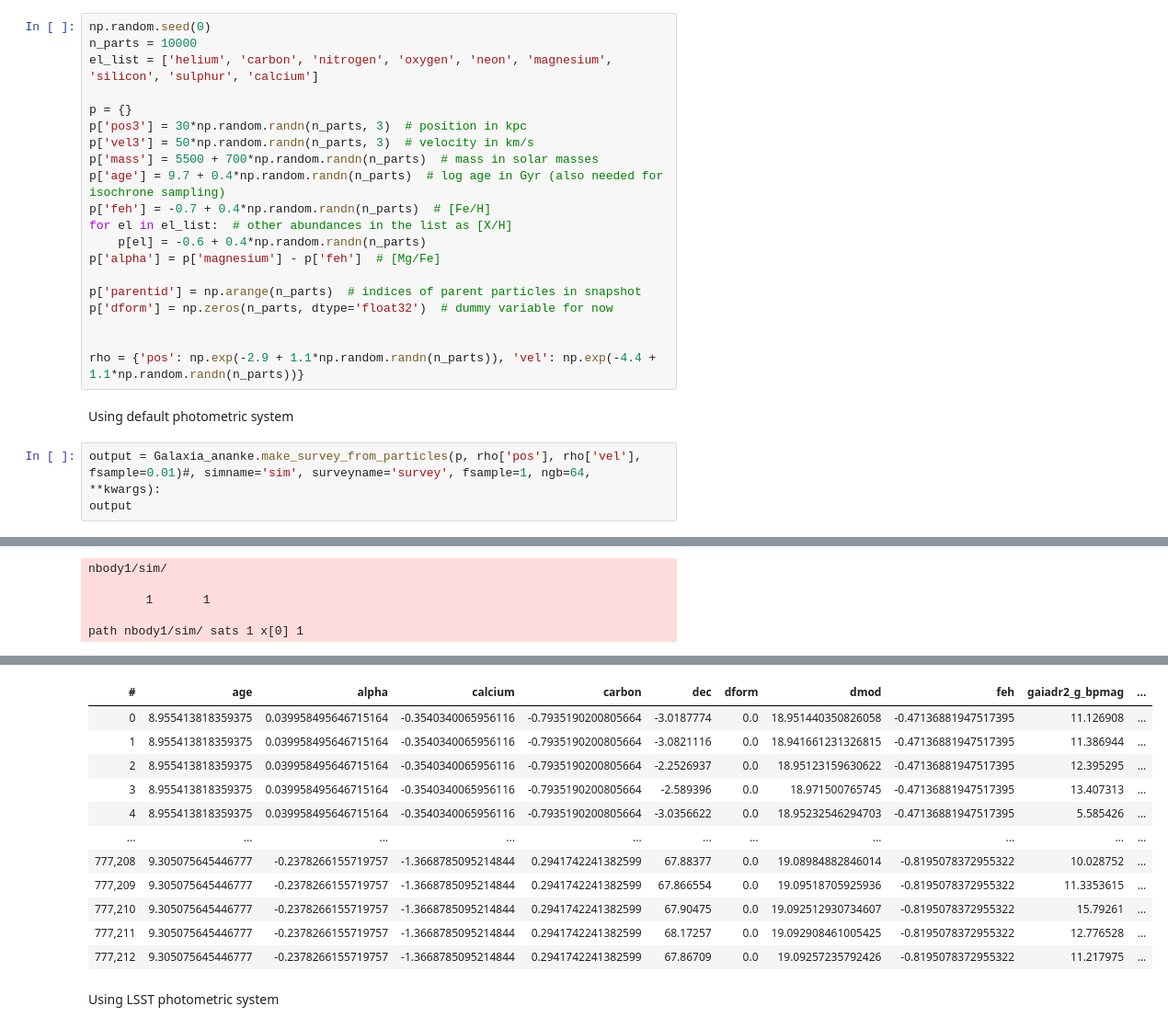
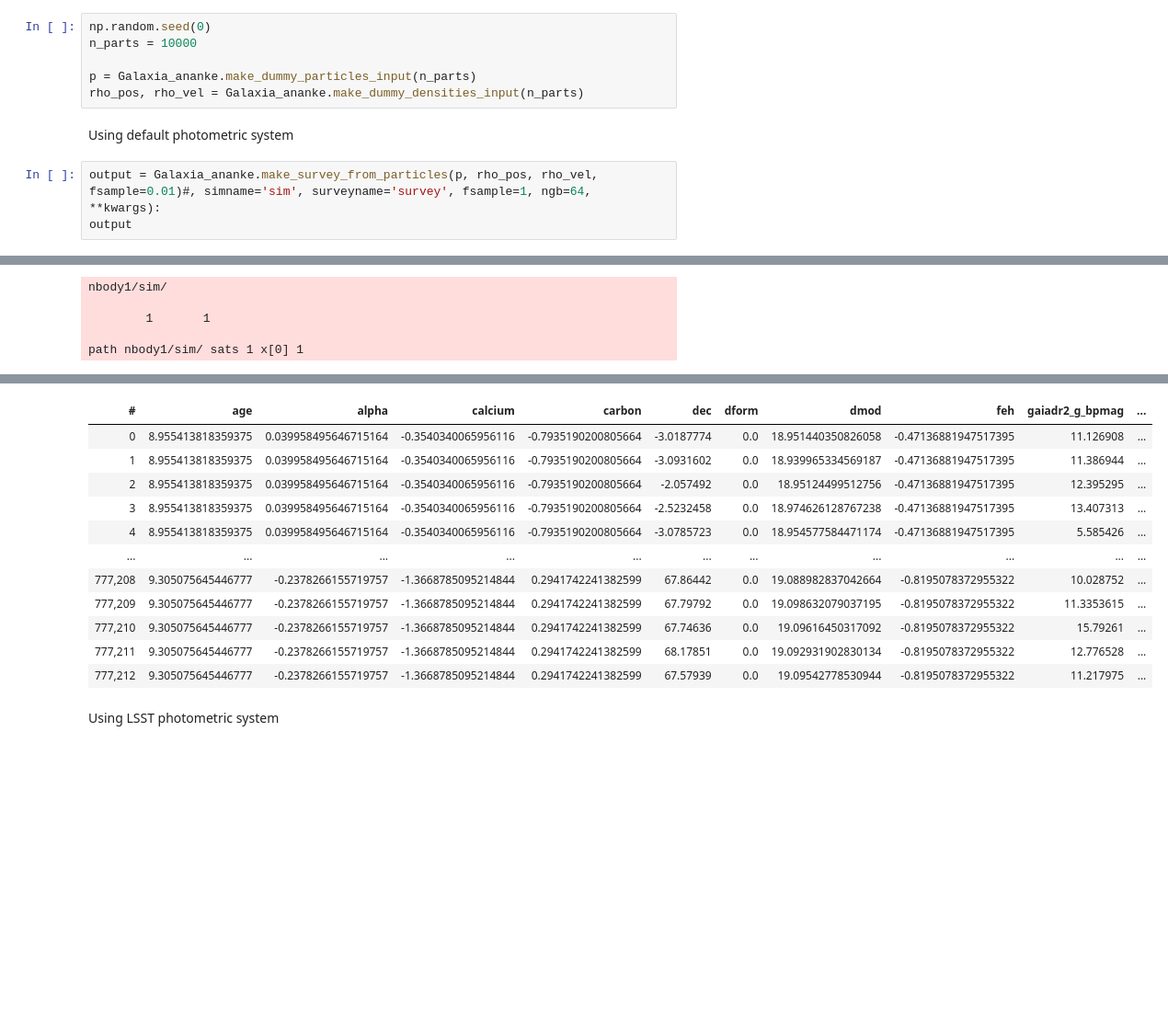
Before and after one commit to athob/py-Galaxia-ananke, a Jupyter notebook: jupyter/testing_Galaxia.ipynb, the cells around one changed output, grey strips where cells are left out. Shown at 92% size. Cells and saved outputs as stored; diff of their text form; blank space fills up the shorter version.

```diff
--- a/jupyter/testing_Galaxia.ipynb
+++ b/jupyter/testing_Galaxia.ipynb
@@ -7,27 +7,13 @@ Galaxia_ananke.__version__
 # %%
 np.random.seed(0)
 n_parts = 10000
-el_list = ['helium', 'carbon', 'nitrogen', 'oxygen', 'neon', 'magnesium', 'silicon', 'sulphur', 'calcium']
 
-p = {}
-p['pos3'] = 30*np.random.randn(n_parts, 3)  # position in kpc
-p['vel3'] = 50*np.random.randn(n_parts, 3)  # velocity in km/s
-p['mass'] = 5500 + 700*np.random.randn(n_parts)  # mass in solar masses
-p['age'] = 9.7 + 0.4*np.random.randn(n_parts)  # log age in Gyr (also needed for isochrone sampling)
-p['feh'] = -0.7 + 0.4*np.random.randn(n_parts)  # [Fe/H]
-for el in el_list:  # other abundances in the list as [X/H]
-    p[el] = -0.6 + 0.4*np.random.randn(n_parts)
-p['alpha'] = p['magnesium'] - p['feh']  # [Mg/Fe]
-
-p['parentid'] = np.arange(n_parts)  # indices of parent particles in snapshot
-p['dform'] = np.zeros(n_parts, dtype='float32')  # dummy variable for now
-
-
-rho = {'pos': np.exp(-2.9 + 1.1*np.random.randn(n_parts)), 'vel': np.exp(-4.4 + 1.1*np.random.randn(n_parts))}
+p = Galaxia_ananke.make_dummy_particles_input(n_parts)
+rho_pos, rho_vel = Galaxia_ananke.make_dummy_densities_input(n_parts)
 # %% [markdown]
 Using default photometric system
 # %%
-output = Galaxia_ananke.make_survey_from_particles(p, rho['pos'], rho['vel'], fsample=0.01)#, simname='sim', surveyname='survey', fsample=1, ngb=64, **kwargs):
+output = Galaxia_ananke.make_survey_from_particles(p, rho_pos, rho_vel, fsample=0.01)#, simname='sim', surveyname='survey', fsample=1, ngb=64, **kwargs):
 output
 # %% [output]
 /home/athob/miniconda3/envs/main/.cache/Galaxia_ananke/bin/galaxia -r --hdim=6 --nfile=sim /home/athob/Software/repos/py-ananke/py-Galaxia-ananke/jupyter/survey_params
@@ -57,30 +43,30 @@ Time Isochrone Reading              1.86502
 ------------------------------
 nbody1/sim/sim.ebf  Sat No=0
 Particles=10000
 Satellite Info
 Particles=10000 Mass=5.49088e+07 0.379706
 Total Stars=780476 accepted=777213 rejected=3263
 -----------Done---------------
 Total stars written                 777213
 30
 File written-                       /home/athob/Software/repos/py-ananke/py-Galaxia-ananke/jupyter/survey.sim.ebf
 ... (15 lines left out)
 Exported the following quantities to /home/athob/Software/repos/py-ananke/py-Galaxia-ananke/jupyter/survey.sim.h5
 ['pi']
 Overwritten the following quantities to /home/athob/Software/repos/py-ananke/py-Galaxia-ananke/jupyter/survey.sim.h5
 ('grav', 'lum')
 | # | age | alpha | calcium | carbon | dec | dform | dmod | feh | gaiadr2_g_bpmag | ... |
 | 0 | 8.955413818359375 | 0.039958495646715164 | -0.3540340065956116 | -0.7935190200805664 | -3.0187774 | 0.0 | 18.951440350826058 | -0.47136881947517395 | 11.126908 | ... |
-| 1 | 8.955413818359375 | 0.039958495646715164 | -0.3540340065956116 | -0.7935190200805664 | -3.0821116 | 0.0 | 18.941661231326815 | -0.47136881947517395 | 11.386944 | ... |
-| 2 | 8.955413818359375 | 0.039958495646715164 | -0.3540340065956116 | -0.7935190200805664 | -2.2526937 | 0.0 | 18.95123159630622 | -0.47136881947517395 | 12.395295 | ... |
-| 3 | 8.955413818359375 | 0.039958495646715164 | -0.3540340065956116 | -0.7935190200805664 | -2.589396 | 0.0 | 18.971500765745 | -0.47136881947517395 | 13.407313 | ... |
-| 4 | 8.955413818359375 | 0.039958495646715164 | -0.3540340065956116 | -0.7935190200805664 | -3.0356622 | 0.0 | 18.95232546294703 | -0.47136881947517395 | 5.585426 | ... |
+| 1 | 8.955413818359375 | 0.039958495646715164 | -0.3540340065956116 | -0.7935190200805664 | -3.0931602 | 0.0 | 18.939965334569187 | -0.47136881947517395 | 11.386944 | ... |
+| 2 | 8.955413818359375 | 0.039958495646715164 | -0.3540340065956116 | -0.7935190200805664 | -2.057492 | 0.0 | 18.95124499512756 | -0.47136881947517395 | 12.395295 | ... |
+| 3 | 8.955413818359375 | 0.039958495646715164 | -0.3540340065956116 | -0.7935190200805664 | -2.5232458 | 0.0 | 18.974626128767238 | -0.47136881947517395 | 13.407313 | ... |
+| 4 | 8.955413818359375 | 0.039958495646715164 | -0.3540340065956116 | -0.7935190200805664 | -3.0785723 | 0.0 | 18.954577584471174 | -0.47136881947517395 | 5.585426 | ... |
 | ... | ... | ... | ... | ... | ... | ... | ... | ... | ... | ... |
-| 777,208 | 9.305075645446777 | -0.2378266155719757 | -1.3668785095214844 | 0.2941742241382599 | 67.88377 | 0.0 | 19.08984882846014 | -0.8195078372955322 | 10.028752 | ... |
-| 777,209 | 9.305075645446777 | -0.2378266155719757 | -1.3668785095214844 | 0.2941742241382599 | 67.866554 | 0.0 | 19.09518705925936 | -0.8195078372955322 | 11.3353615 | ... |
-| 777,210 | 9.305075645446777 | -0.2378266155719757 | -1.3668785095214844 | 0.2941742241382599 | 67.90475 | 0.0 | 19.092512930734607 | -0.8195078372955322 | 15.79261 | ... |
-| 777,211 | 9.305075645446777 | -0.2378266155719757 | -1.3668785095214844 | 0.2941742241382599 | 68.17257 | 0.0 | 19.092908461005425 | -0.8195078372955322 | 12.776528 | ... |
-| 777,212 | 9.305075645446777 | -0.2378266155719757 | -1.3668785095214844 | 0.2941742241382599 | 67.86709 | 0.0 | 19.09257235792426 | -0.8195078372955322 | 11.217975 | ... |
+| 777,208 | 9.305075645446777 | -0.2378266155719757 | -1.3668785095214844 | 0.2941742241382599 | 67.86442 | 0.0 | 19.088982837042664 | -0.8195078372955322 | 10.028752 | ... |
+| 777,209 | 9.305075645446777 | -0.2378266155719757 | -1.3668785095214844 | 0.2941742241382599 | 67.79792 | 0.0 | 19.098632079037195 | -0.8195078372955322 | 11.3353615 | ... |
+| 777,210 | 9.305075645446777 | -0.2378266155719757 | -1.3668785095214844 | 0.2941742241382599 | 67.74636 | 0.0 | 19.09616450317092 | -0.8195078372955322 | 15.79261 | ... |
+| 777,211 | 9.305075645446777 | -0.2378266155719757 | -1.3668785095214844 | 0.2941742241382599 | 68.17851 | 0.0 | 19.092931902830134 | -0.8195078372955322 | 12.776528 | ... |
+| 777,212 | 9.305075645446777 | -0.2378266155719757 | -1.3668785095214844 | 0.2941742241382599 | 67.57939 | 0.0 | 19.09542778530944 | -0.8195078372955322 | 11.217975 | ... |
 # %% [markdown]
 Using LSST photometric system
 # %%
```
Also changed, not shown: parts of 2 cells of this notebook, 2 other files.
